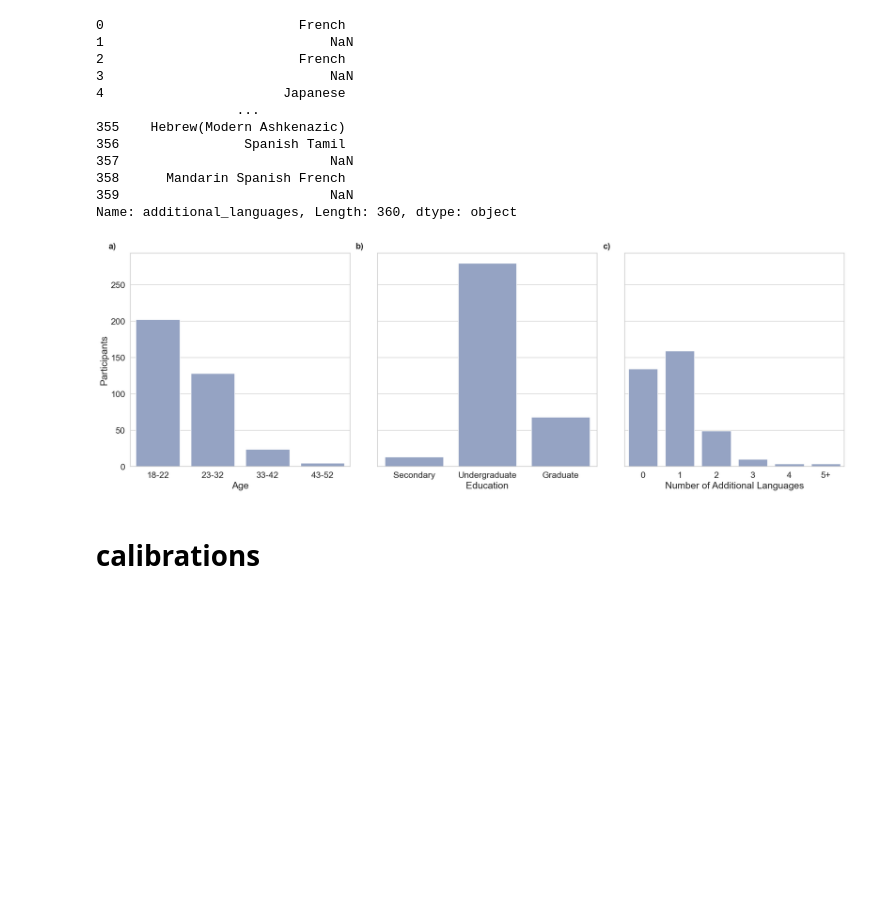
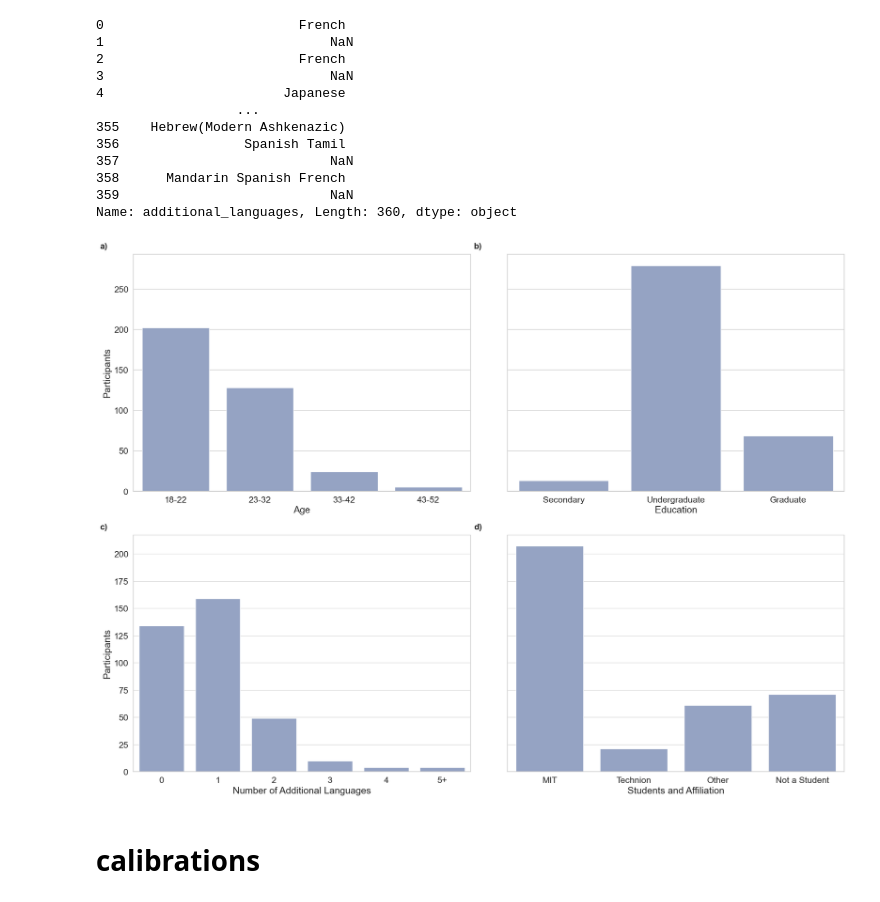
Before and after one commit to lacclab/OneStop-Eye-Movements, a Jupyter notebook: src/analyses.ipynb, the cells around one changed output. Cells and saved outputs as stored; diff of their text form; code cells hidden in the pictures; blank space fills up the shorter version.

Commit message:
Add affiliation

```diff
--- a/src/analyses.ipynb
+++ b/src/analyses.ipynb
@@ -388,6 +380,7 @@ mit = institutions.str.contains("mit").sum()
 technion = institutions.str.contains("technion").sum()
 nan = institutions.isnull().sum()
 other = len(institutions) - mit - technion - nan
+university_affiliation = {"MIT": mit, "Technion": technion, "Other": other, "Not a Student": nan}
 print(
     f"University Affiliation: MIT - {mit}, Technion - {technion}, NaN - {nan}, Other - {other}"
 )
@@ -496,10 +489,10 @@ num_of_lang_plus_5 = dict(zip(num_of_l_5, c_5))
 # %%
 # Create the subplots
 sns.set_context("paper", font_scale=2)
+sns.set_theme(font_scale=1.5, style="whitegrid")
 fig_colors = "#8da0cb"  # "#a1c9f4"
 
-sns.set_theme(font_scale=1.5, style="whitegrid")
-fig, axes = plt.subplots(ncols=3, figsize=(20, 7), sharey=True)
+fig, axes = plt.subplots(nrows=2, ncols=2, figsize=(20, 15), sharey="row")
 
 sns.set_style("whitegrid")
 # seaborn.set_context("paper", font_scale=2)
@@ -512,78 +505,98 @@ survey["age_category"] = pd.cut(
     survey["age"], bins=age_bins, labels=age_labels, right=False
 )
 sns.countplot(
-    data=survey, x="age_category", color=fig_colors, ax=axes[0], order=age_labels
+    data=survey, x="age_category", color=fig_colors, ax=axes[0, 0], order=age_labels
 )
-# axes[0].xaxis.set_major_locator(ticker.MultipleLocator(5))
-# axes[0].axvline(x=survey.age.mean(), color='red', linestyle='--', linewidth=2.5)
-axes[0].set_ylabel("Participants")
-axes[0].set_xlabel("Age")
+# axes[0, 0].xaxis.set_major_locator(ticker.MultipleLocator(5))
+# axes[0, 0].axvline(x=survey.age.mean(), color='red', linestyle='--', linewidth=2.5)
+axes[0, 0].set(ylabel="Participants")
+axes[0, 0].set(xlabel="Age")
 
 # Plot 2: Countplot for Education
 education_order = ["secondary", "college", "postgrad"]
 education_labels = ["Secondary", "Undergraduate", "Graduate"]
 sns.countplot(
-    data=survey, x="education", color=fig_colors, ax=axes[1], order=education_order
+    data=survey, x="education", color=fig_colors, ax=axes[0, 1], order=education_order
 )
-axes[1].set_xticklabels(education_labels)
-axes[1].set_ylabel("")
-axes[1].set_xlabel("Education")
+axes[0, 1].set(xticklabels=education_labels)
+axes[0, 1].set(ylabel="")
+axes[0, 1].set(xlabel="Education")
 
 # Plot 3: Barplot for Number of Additional Languages
 add_lang_labels = ["0", "1", "2", "3", "4", "5+"]
-axes[2] = sns.barplot(
+axes[1, 0] = sns.barplot(
     x=list(num_of_lang_plus_5.keys()),
     y=list(num_of_lang_plus_5.values()),
     color=fig_colors,
-    ax=axes[2],
+    ax=axes[1, 0],
 )
-axes[2].set_xlabel("Number of Additional Languages")
-axes[2].set_xticklabels(add_lang_labels)
-# axes[2] = seaborn.countplot(x=balanced_bilinguals['balanced_bilinguals'], color='#ff9f9b', ax=axes[2], order=balanced_bilinguals['balanced_bilinguals'].value_counts().index)
-# axes[2].set_xlabel("Additional Languages of Balanced Bilinguals")
+axes[1, 0].set(ylabel="Participants")
+axes[1, 0].set(xlabel="Number of Additional Languages")
+axes[1, 0].set(xticklabels=add_lang_labels)
+# axes[1, 0] = seaborn.countplot(x=balanced_bilinguals['balanced_bilinguals'], color='#ff9f9b', ax=axes[1, 0], order=balanced_bilinguals['balanced_bilinguals'].value_counts().index)
+# axes[1, 0].set_xlabel("Additional Languages of Balanced Bilinguals")
 
-# Add labels (a, b, c) to each subplot
-axes[0].text(
+# Plot 4: Current Students and Affiliation
+# university_affiliation_series = pd.Series(university_affiliation)
+affiliation_order = ["MIT", "Technion", "Other", "Not a Student"]
+sns.barplot(
+x=list(university_affiliation.keys()), y=list(university_affiliation.values()), color=fig_colors, ax=axes[1, 1], order=affiliation_order
+)
+
+axes[1, 1].set(xlabel="Students and Affiliation")
+axes[1, 1].set(ylabel="")
+
+# Add labels (a, b, c, d) to each subplot
+axes[0, 0].text(
     -0.1,
     1.05,
     "a)",
-    transform=axes[0].transAxes,
+    transform=axes[0, 0].transAxes,
     fontsize=16,
     fontweight="bold",
     va="top",
 )
-axes[1].text(
+axes[0, 1].text(
     -0.1,
     1.05,
     "b)",
-    transform=axes[1].transAxes,
+    transform=axes[0, 1].transAxes,
     fontsize=16,
     fontweight="bold",
     va="top",
 )
-axes[2].text(
+axes[1, 0].text(
     -0.1,
     1.05,
     "c)",
-    transform=axes[2].transAxes,
+    transform=axes[1, 0].transAxes,
+    fontsize=16,
+    fontweight="bold",
+    va="top",
+)
+axes[1, 1].text(
+    -0.1,
+    1.05,
+    "d)",
+    transform=axes[1, 1].transAxes,
     fontsize=16,
     fontweight="bold",
     va="top",
 )
 
 # Set facecolor for the figure only horizontal lines
 # fig.set_facecolor(color='white')
 
 # Adjust layout
 plt.tight_layout()
 
 # Save the plot as pdf
 plt.savefig(fig_save_path / "demographics.pdf")
 
 # Show the plot
 plt.show()
 # %% [output]
-[figure, old version]
+[figure, new version]
 # %% [markdown]
 # calibrations
 # %%
```
Also changed, not shown: parts of 2 cells of this notebook, 5 other files.
